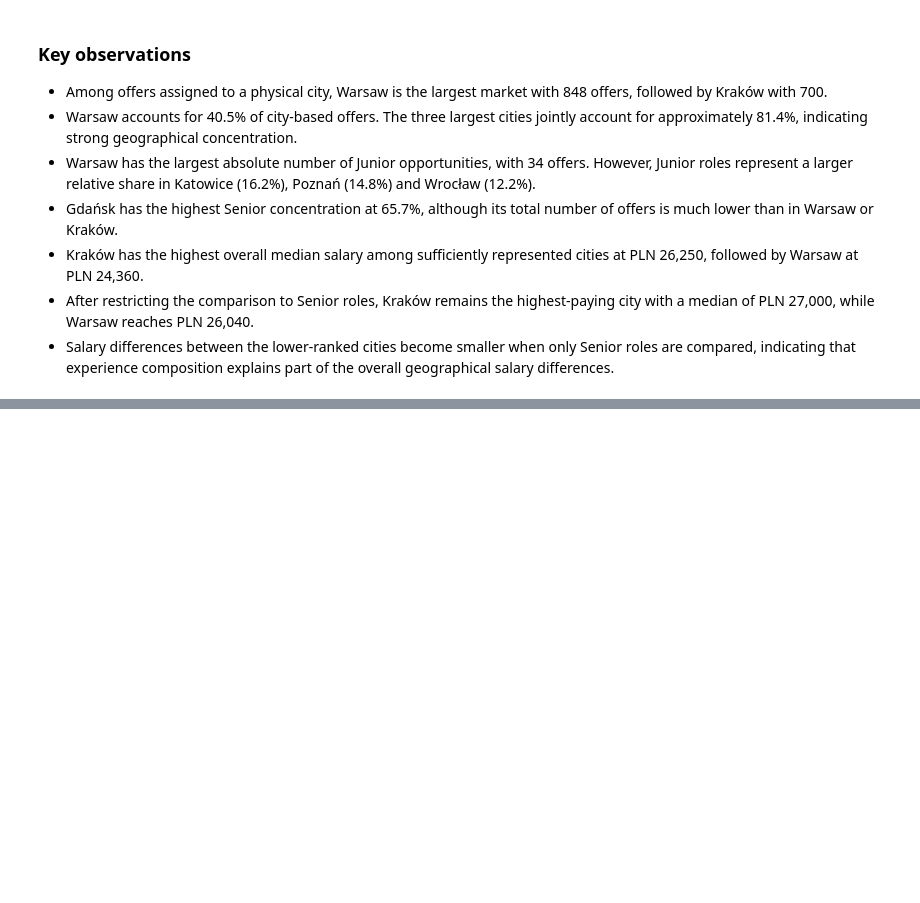
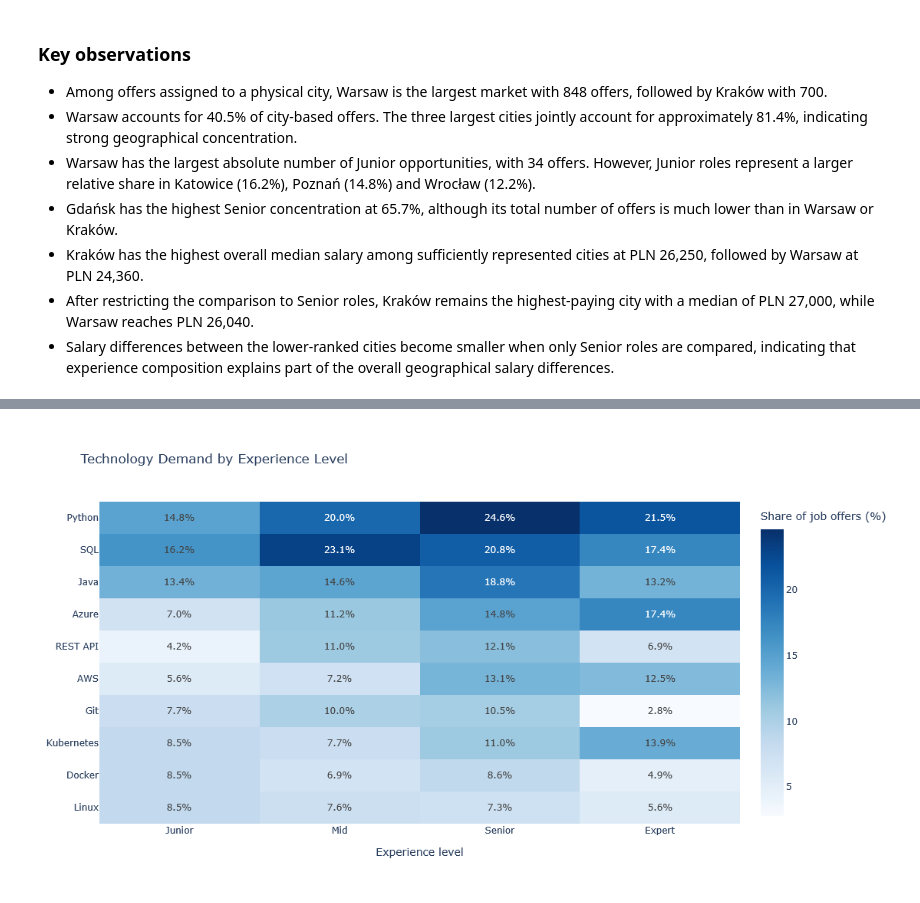
Before and after one commit to MateuszWojno/job_market_intelligence, a Jupyter notebook: notebooks/eda.ipynb, the cells around one changed output, grey strips where cells are left out. Drawn from its saved outputs; the diff is of its cells as text; code cells hidden in the pictures; blank space fills up the shorter version.

```diff
--- a/notebooks/eda.ipynb
+++ b/notebooks/eda.ipynb
@@ -2938,0 +3285,7 @@ fig.show()
+# %%
+top_10_skill_names = (
+    skill_frequency
+    .query("job_offers > 0")
+    .head(10)["skill"]
+    .tolist()
+)
@@ -2938,0 +3309,9 @@ fig.show()
+# %%
+experience_offer_counts = (
+    df.loc[
+        df["required_skills"].notna()
+        & df["experience"].notna()
+    ]
+    .groupby("experience")["job_id"]
+    .nunique()
+)
@@ -2938,0 +3354,26 @@ fig.show()
+# %%
+fig = px.imshow(
+    skill_experience_pct,
+    text_auto=".1f",
+    aspect="auto",
+    color_continuous_scale="Blues",
+    title="Technology Demand by Experience Level",
+    labels={
+        "x": "Experience level",
+        "y": "Technology",
+        "color": "Share of job offers (%)",
+    },
+)
+
+fig.update_traces(
+    texttemplate="%{z:.1f}%"
+)
+
+fig.update_layout(
+    height=600,
+    yaxis_title=None,
+)
+
+fig.show()
+# %% [output]
+[figure, added]
```
Also changed, not shown: parts of 37 cells of this notebook.
